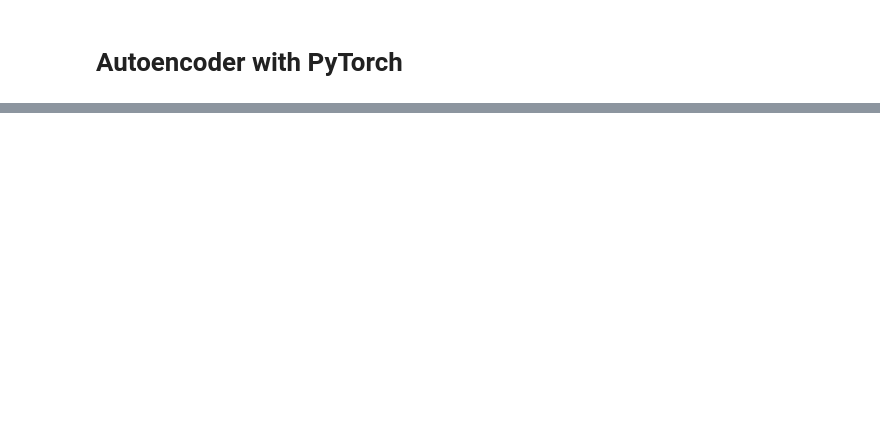
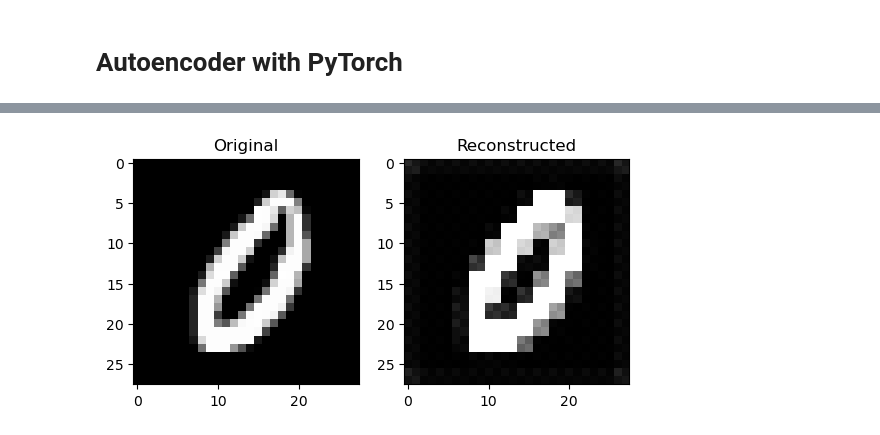
Before and after one commit to KimDoYoung1997/DL2024, a Jupyter notebook: posts/Autoencoder_with_PyTorch.ipynb, the cells around one changed output, grey strips where cells are left out. Saved outputs shown, nothing was run; the diff lists cells and outputs as text; code cells hidden in the pictures; blank space fills up the shorter version.

Commit message:
AutoEncoder

```diff
--- a/posts/Autoencoder_with_PyTorch.ipynb
+++ b/posts/Autoencoder_with_PyTorch.ipynb
@@ -76,0 +17,14 @@ plt.show()
+# %%
+labels = [str(label).split('/')[-1] for label in (path/f'training').ls()]
+labels = sorted(labels)
+
+X=torch.stack([torchvision.io.read_image(str(fname)) for l in labels for fname in (path/f'training/{l}').ls()]).float()/255
+XX=torch.stack([torchvision.io.read_image(str(fname)) for l in labels for fname in (path/f'testing/{l}').ls()]).float()/255
+
+y=torch.tensor([num for num,l in enumerate(labels) for fname in (path/f'training/{l}').ls()])
+yy=torch.tensor([num for num,l in enumerate(labels) for fname in (path/f'testing/{l}').ls()])
+
+ds1 = torch.utils.data.TensorDataset(X,y)
+ds2 = torch.utils.data.TensorDataset(XX,yy)
+dl = torch.utils.data.DataLoader(dataset=ds1, batch_size=64, shuffle=True)
+dl2 = torch.utils.data.DataLoader(dataset=ds2, batch_size=64, shuffle=False)
@@ -76,0 +38,62 @@ plt.show()
+# %%
+# Define the Autoencoder model
+class Autoencoder(torch.nn.Module):
+    def __init__(self):
+        super(Autoencoder, self).__init__()
+        self.encoder = torch.nn.Sequential(
+            torch.nn.Conv2d(1, 32, kernel_size=3, stride=1, padding=1),
+            torch.nn.ReLU(),
+            torch.nn.MaxPool2d(kernel_size=2, stride=2),
+            torch.nn.Conv2d(32, 1, kernel_size=3, stride=1, padding=1),
+            torch.nn.ReLU(),
+            # torch.nn.MaxPool2d(kernel_size=2, stride=2),
+
+        )
+        self.decoder = torch.nn.Sequential(
+            torch.nn.ConvTranspose2d(1, 1, kernel_size=2, stride=2),
+            torch.nn.Sigmoid()
+        )
+
+    def forward(self, x):
+        x = self.encoder(x)
+        x = self.decoder(x)
+        return x
+
+# Instantiate the model, define the loss function and the optimizer
+model = Autoencoder()
+loss_fn = torch.nn.MSELoss()
+optimizr = optim.Adam(model.parameters(), lr=0.001)
+
+# Training the model
+num_epochs = 2 # 10
+# outputs = []
+for epoch in range(num_epochs):
+    for data in dl:
+        x_i, y_i = data
+        yhat = model(x_i)
+        loss = loss_fn(yhat, x_i)
+        optimizr.zero_grad()
+        loss.backward()
+        optimizr.step()
+        # print(f' y: {y_i.shape}')
+        # print(f' x: {x_i.shape}')
+        # print(f' yhat: {yhat.shape}')
+
+    print(f'Epoch [{epoch+1}/{num_epochs}], Loss: {loss.item():.4f}')
+    # outputs.append((epoch, x_i, yhat))
+
+# Testing the model
+with torch.no_grad():
+    for data in dl2:
+        img, _ = data
+        yhat = model(img)
+        break
+
+# Visualizing the original and reconstructed images
+fig, axes = plt.subplots(1, 2)
+axes[0].imshow(img[0].numpy().squeeze(), cmap='gray')
+axes[0].set_title('Original')
+axes[1].imshow(yhat[0].numpy().squeeze(), cmap='gray')
+axes[1].set_title('Reconstructed')
+plt.show()
+# %% [output]
@@ -76,0 +102 @@ plt.show()
+[figure, added]
```
Also changed, not shown: parts of 13 cells of this notebook, 9 other files.
